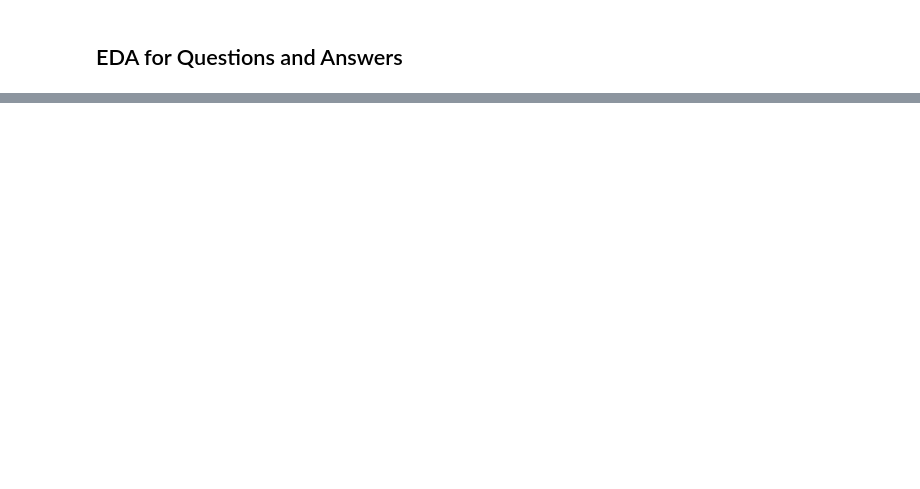
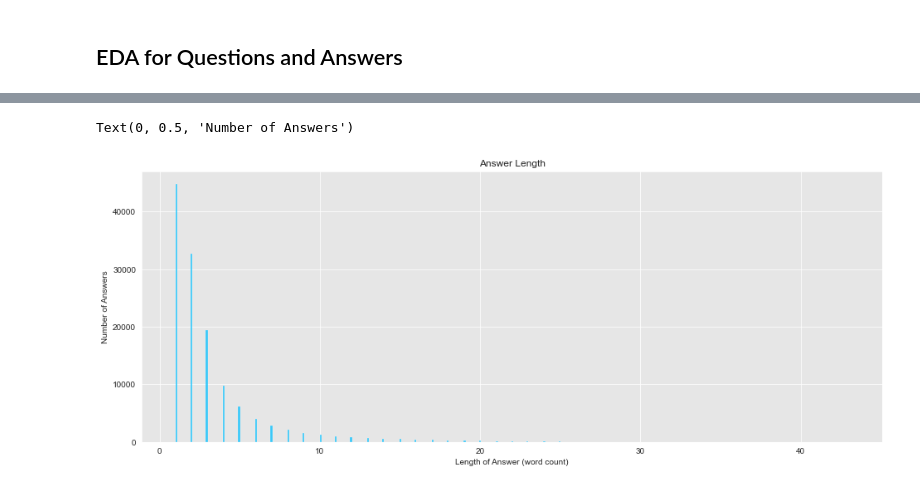
Before and after one commit to TzeMeng/CAPSTONE, a Jupyter notebook: Data_Exploration.ipynb, the cells around one changed output, grey strips where cells are left out. Saved outputs shown, nothing was run; the diff lists cells and outputs as text; code cells hidden in the pictures; blank space fills up the shorter version.

```diff
--- a/Data_Exploration.ipynb
+++ b/Data_Exploration.ipynb
@@ -123,0 +160,10 @@ train_QA.describe()
+# %%
+plt.figure(figsize=(16, 6))
+sns.set_style("darkgrid", {"axes.facecolor": ".9"})
+sns.histplot(answersLength, stat = "count", color='deepskyblue')
+plt.title("Answer Length")
+plt.xlabel("Length of Answer (word count)")
+plt.ylabel("Number of Answers")
+# %% [output]
+Text(0, 0.5, 'Number of Answers')
+[figure, added]
```
Also changed, not shown: parts of 29 cells of this notebook.
